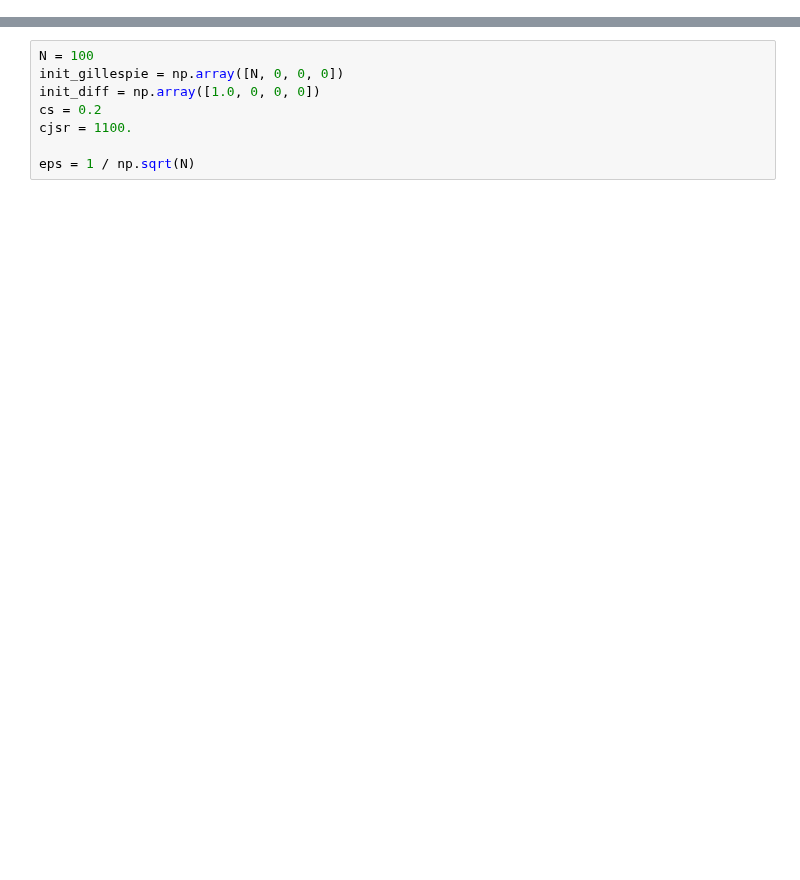
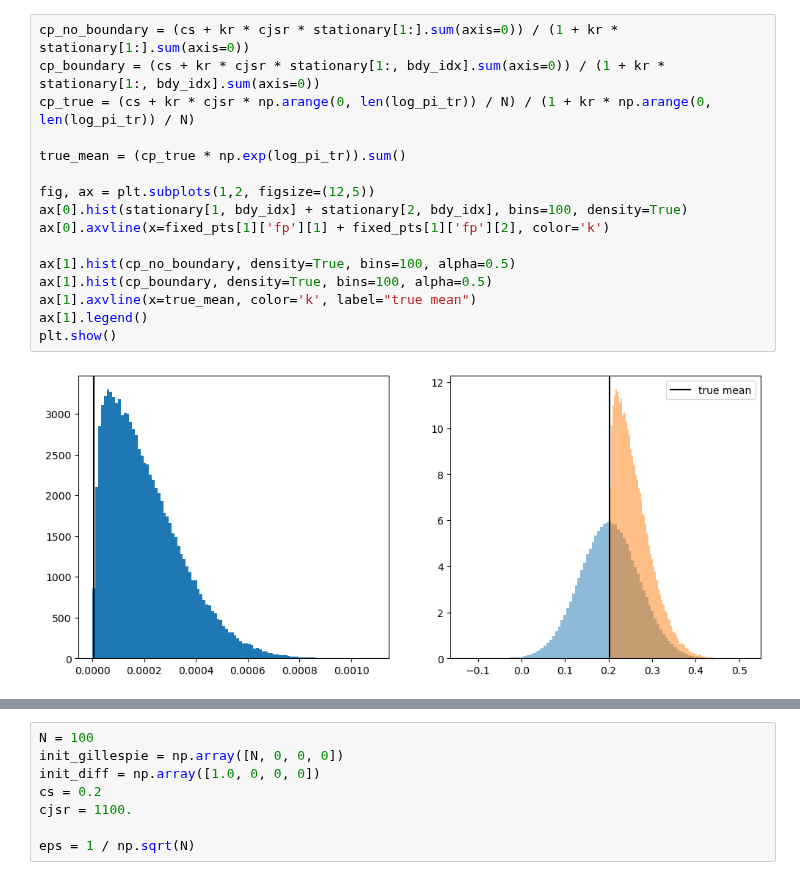
Before and after one commit to lukeoloughlin/GW-model, a Jupyter notebook: src/restrepo/cpu/ryr.ipynb, the cells around one changed output, grey strips where cells are left out. Saved outputs shown, nothing was run; the diff lists cells and outputs as text; blank space fills up the shorter version.

```diff
--- a/src/restrepo/cpu/ryr.ipynb
+++ b/src/restrepo/cpu/ryr.ipynb
@@ -58,0 +72,18 @@ plt.show()
+# %%
+cp_no_boundary = (cs + kr * cjsr * stationary[1:].sum(axis=0)) / (1 + kr * stationary[1:].sum(axis=0))
+cp_boundary = (cs + kr * cjsr * stationary[1:, bdy_idx].sum(axis=0)) / (1 + kr * stationary[1:, bdy_idx].sum(axis=0))
+cp_true = (cs + kr * cjsr * np.arange(0, len(log_pi_tr)) / N) / (1 + kr * np.arange(0, len(log_pi_tr)) / N)
+
+true_mean = (cp_true * np.exp(log_pi_tr)).sum()
+
+fig, ax = plt.subplots(1,2, figsize=(12,5))
+ax[0].hist(stationary[1, bdy_idx] + stationary[2, bdy_idx], bins=100, density=True)
+ax[0].axvline(x=fixed_pts[1]['fp'][1] + fixed_pts[1]['fp'][2], color='k')
+
+ax[1].hist(cp_no_boundary, density=True, bins=100, alpha=0.5)
+ax[1].hist(cp_boundary, density=True, bins=100, alpha=0.5)
+ax[1].axvline(x=true_mean, color='k', label="true mean")
+ax[1].legend()
+plt.show()
+# %% [output]
+[figure, added]
```
Also changed, not shown: parts of 49 cells of this notebook, 7 other files.
